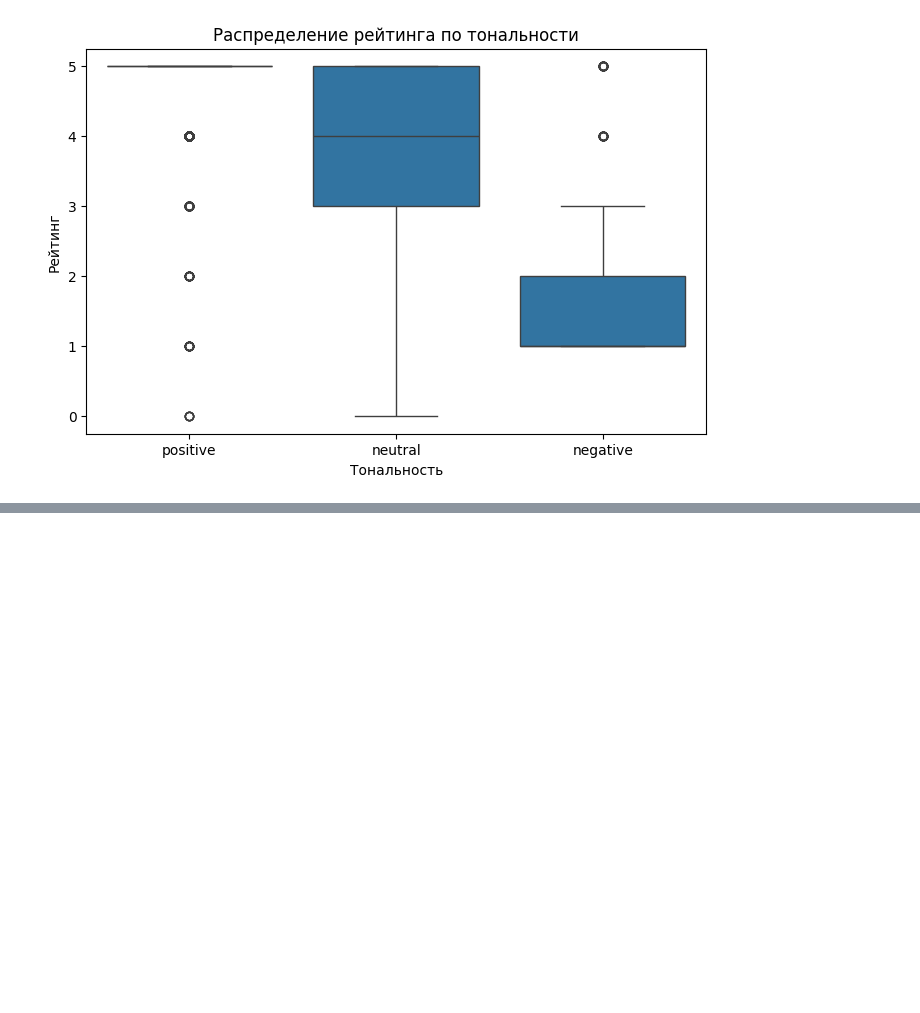
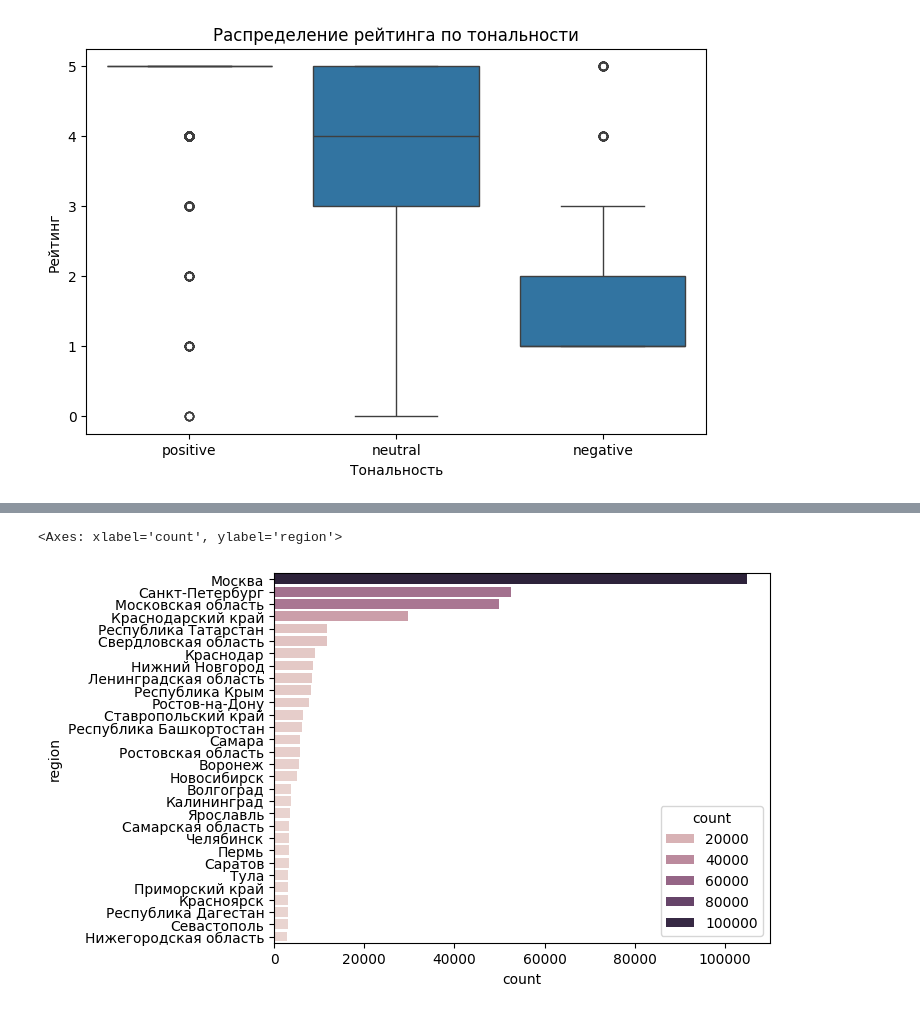
Before and after one commit to miem-refugees/travel-agent, a Jupyter notebook: notebooks/eda.ipynb, the cells around one changed output, grey strips where cells are left out. Saved outputs shown, nothing was run; the diff lists cells and outputs as text; code cells hidden in the pictures; blank space fills up the shorter version.

```diff
--- a/notebooks/eda.ipynb
+++ b/notebooks/eda.ipynb
@@ -24,5 +13,5 @@ geo-reviews-dataset 100%[===================>] 346.62M  24.4MB/s    in 6.8s
 # %%
-df = pd.read_csv("geo-reviews-dataset-2023.csv")
+df = pd.read_csv("../data/raw/geo-reviews-dataset-2023.csv")
 # %% [markdown]
 ## Basic info
 # %%
@@ -223,0 +214,10 @@ plt.show()
+# %%
+df["region"] = df["address"].astype(str).str.split(",").str[0].str.strip()
+
+grouped = (
+    df.groupby("region")
+    .size()
+    .reset_index(name="count")
+    .sort_values("count", ascending=False)
+)
+grouped
@@ -223,0 +238,17 @@ plt.show()
+# %%
+threshold = 9  # сколько записей нужно по региону, чтобы оставить его при фильтрации
+
+
+counts = df["region"].value_counts()
+valid_groups = counts[counts >= threshold].index
+
+df_filtered = df[df["region"].isin(valid_groups)]
+print(f"Удалено {df.shape[0] - df_filtered.shape[0]} записей при фильтрации")
+
+grouped = (
+    df_filtered.groupby("region")
+    .size()
+    .reset_index(name="count")
+    .sort_values("count", ascending=False)
+)
+grouped
@@ -223,0 +291,6 @@ plt.show()
+# %%
+# TOP 20 городов
+sns.barplot(data=grouped.head(30), x="count", y="region", hue="count")
+# %% [output]
+<Axes: xlabel='count', ylabel='region'>
+[figure, added]
```
Also changed, not shown: parts of 6 cells of this notebook, 10 other files.
